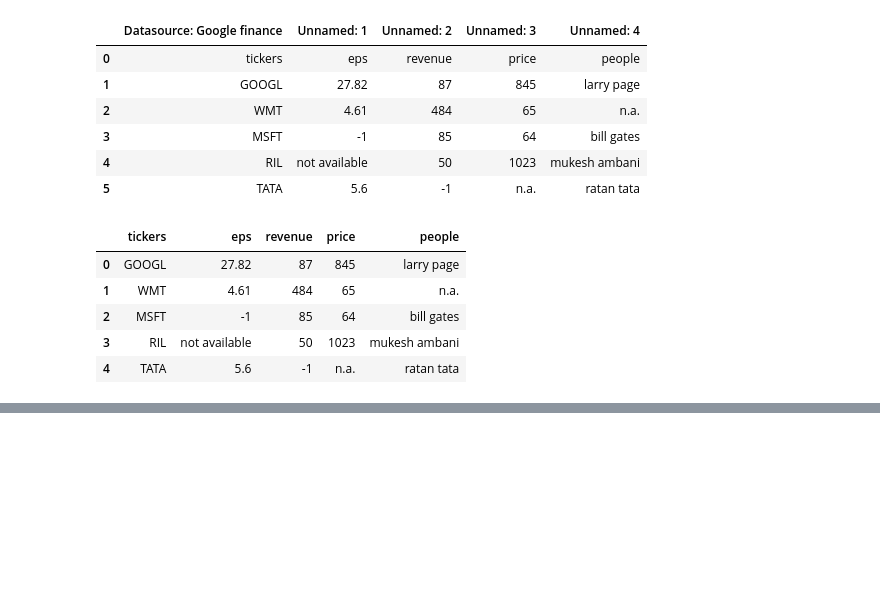
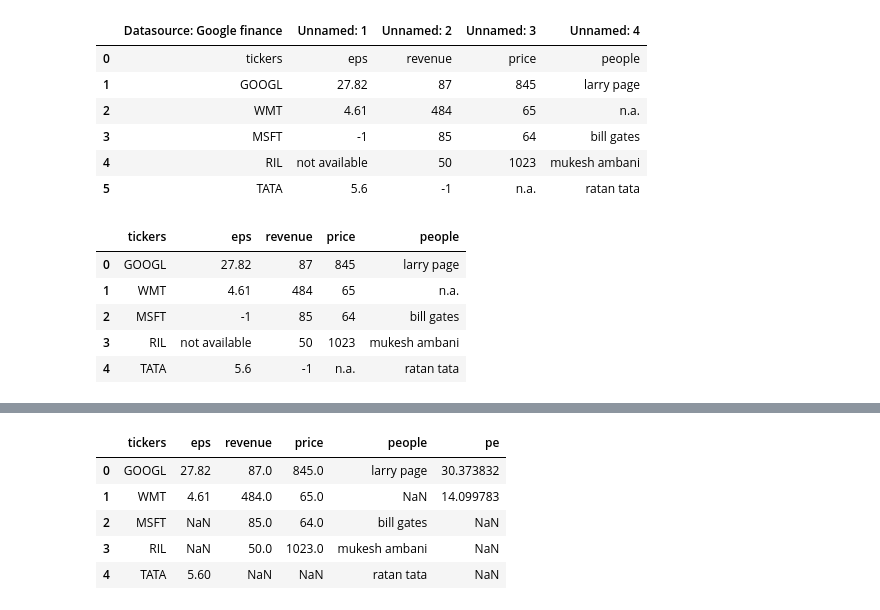
Before and after one commit to SPraveeen/python_codebasics_DA, a Jupyter notebook: pandas_lesson.ipynb, the cells around one changed output, grey strips where cells are left out. Cells and saved outputs as stored; diff of their text form; code cells hidden in the pictures; blank space fills up the shorter version.

```diff
--- a/pandas_lesson.ipynb
+++ b/pandas_lesson.ipynb
@@ -502,0 +532,3 @@ df
+# %%
+df=pd.read_csv('stock_data.csv',header=1,na_values=['not available',-1,'n.a.'])
+df
@@ -502,0 +542,11 @@ df
+# %%
+df['pe']=df['price']/df['eps']
+# %%
+df
+# %% [output]
+|  | tickers | eps | revenue | price | people | pe |
+| 0 | GOOGL | 27.82 | 87.0 | 845.0 | larry page | 30.373832 |
+| 1 | WMT | 4.61 | 484.0 | 65.0 | NaN | 14.099783 |
+| 2 | MSFT | NaN | 85.0 | 64.0 | bill gates | NaN |
+| 3 | RIL | NaN | 50.0 | 1023.0 | mukesh ambani | NaN |
+| 4 | TATA | 5.60 | NaN | NaN | ratan tata | NaN |
```
Also changed, not shown: parts of 12 cells of this notebook, 3 other files.
